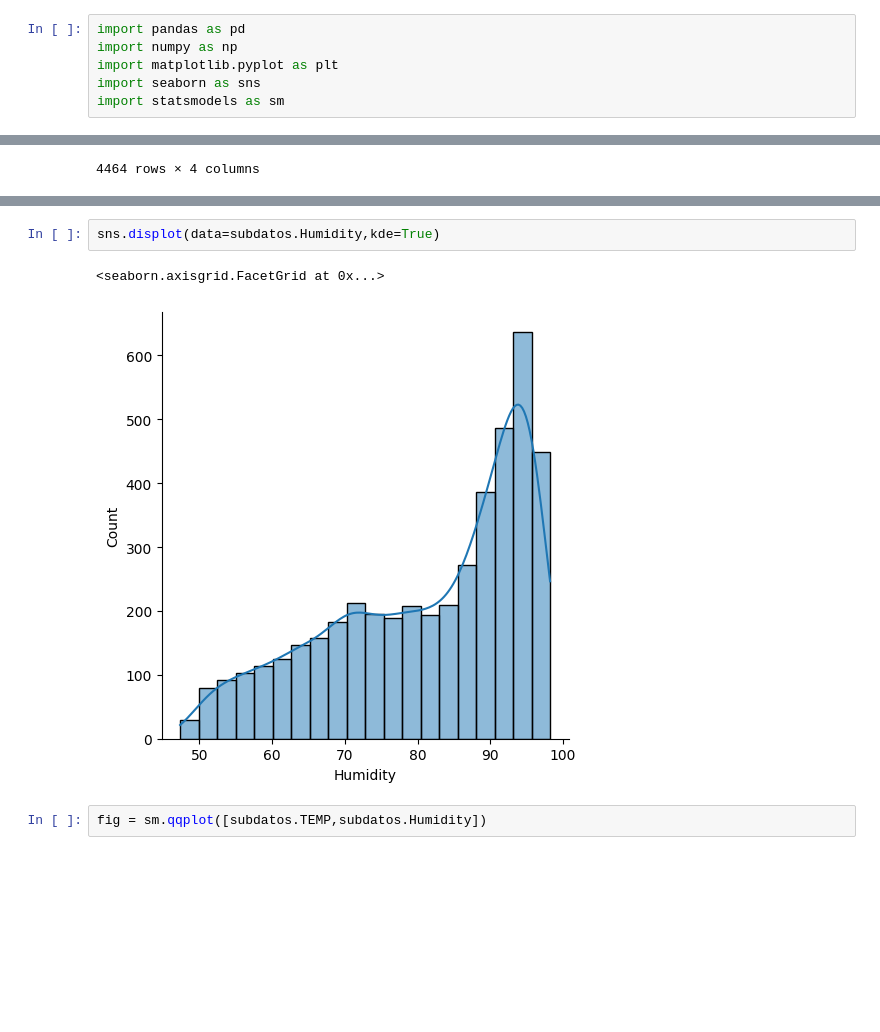
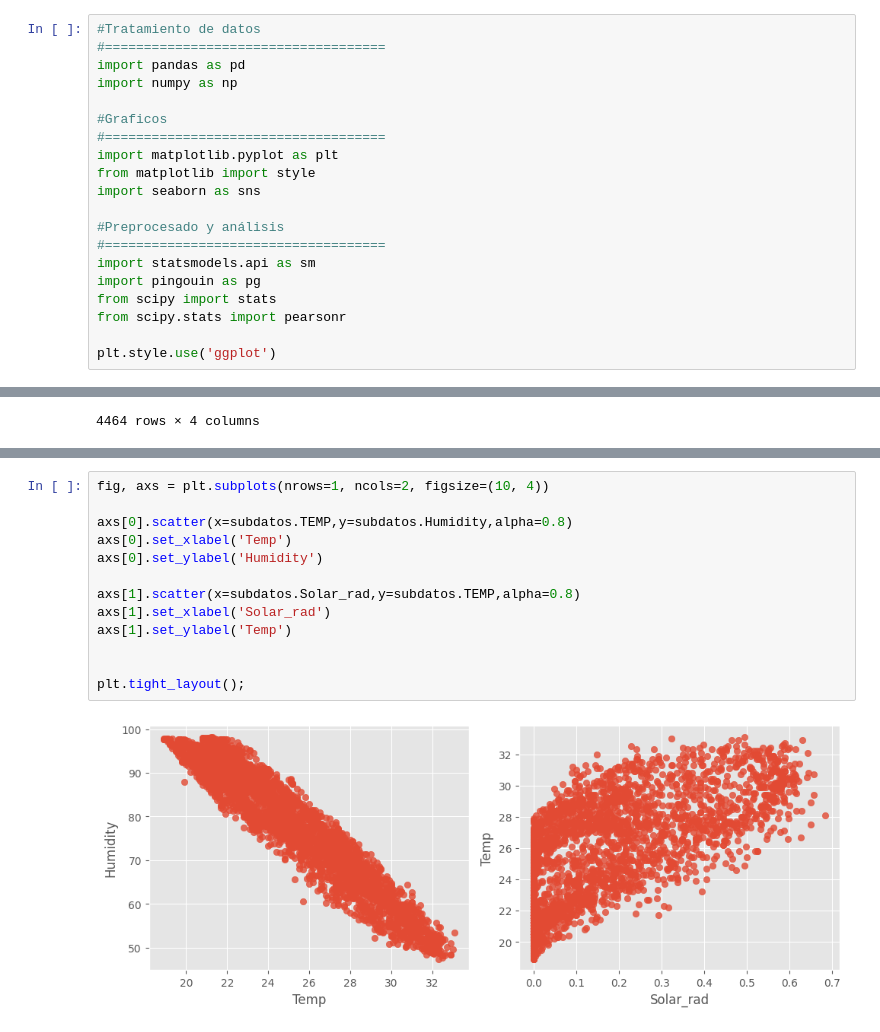
Before and after one commit to RDLL/curso_mineria_de_datos, a Jupyter notebook: Tarea3.ipynb, the cells around one changed output, grey strips where cells are left out. Drawn from its saved outputs; the diff is of its cells as text; blank space fills up the shorter version.

```diff
--- a/Tarea3.ipynb
+++ b/Tarea3.ipynb
@@ -7,9 +28,23 @@
 # %%
+#Tratamiento de datos
+#====================================
 import pandas as pd
 import numpy as np
+
+#Graficos
+#====================================
 import matplotlib.pyplot as plt
+from matplotlib import style
 import seaborn as sns
-import statsmodels as sm
+
+#Preprocesado y análisis
+#====================================
+import statsmodels.api as sm
+import pingouin as pg
+from scipy import stats
+from scipy.stats import pearsonr
+
+plt.style.use('ggplot')
 # %%
 df = pd.read_csv('https://raw.githubusercontent.com/RDLL/curso_mineria_de_datos/main/2021_10_EstMeteorologica.csv', sep=';',decimal = ',')
 df.head(n=10)
@@ -62,7 +82,15 @@ sns.displot(data=subdatos.TEMP,kde=True)
-# %%
-sns.displot(data=subdatos.Humidity,kde=True)
-# %% [output]
-<seaborn.axisgrid.FacetGrid at 0x...>
-[figure, removed]
-# %%
-fig = sm.qqplot([subdatos.TEMP,subdatos.Humidity])
+# %%
+fig, axs = plt.subplots(nrows=1, ncols=2, figsize=(10, 4))
+
+axs[0].scatter(x=subdatos.TEMP,y=subdatos.Humidity,alpha=0.8)
+axs[0].set_xlabel('Temp')
+axs[0].set_ylabel('Humidity')
+
+axs[1].scatter(x=subdatos.Solar_rad,y=subdatos.TEMP,alpha=0.8)
+axs[1].set_xlabel('Solar_rad')
+axs[1].set_ylabel('Temp')
+
+
+plt.tight_layout();
+# %% [output]
+[figure, added]
```
Also changed, not shown: parts of 11 cells of this notebook.
